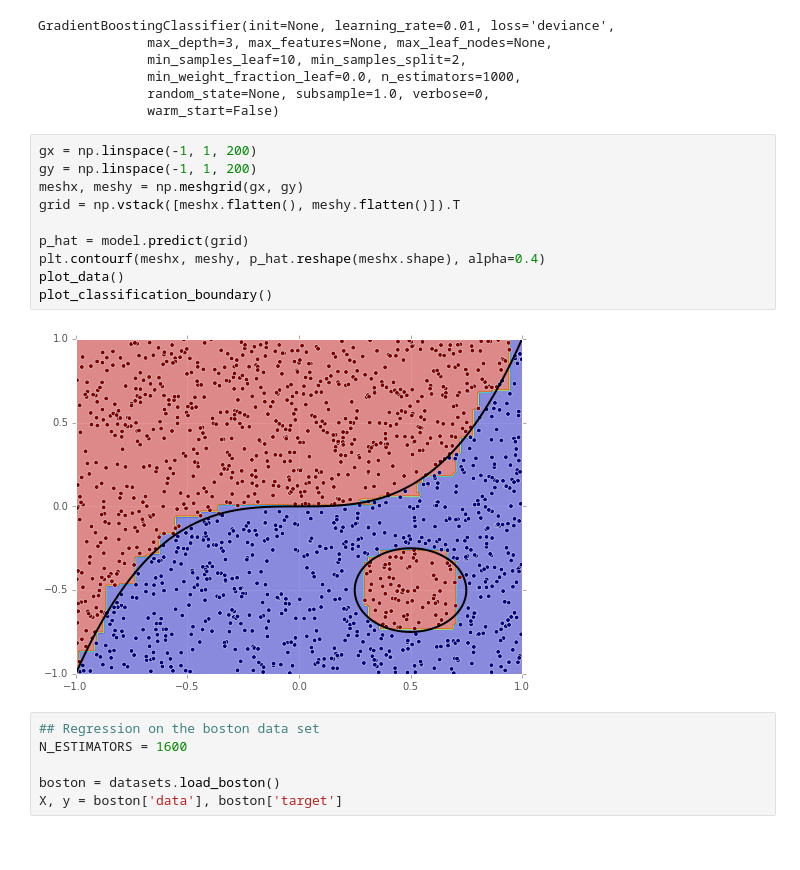
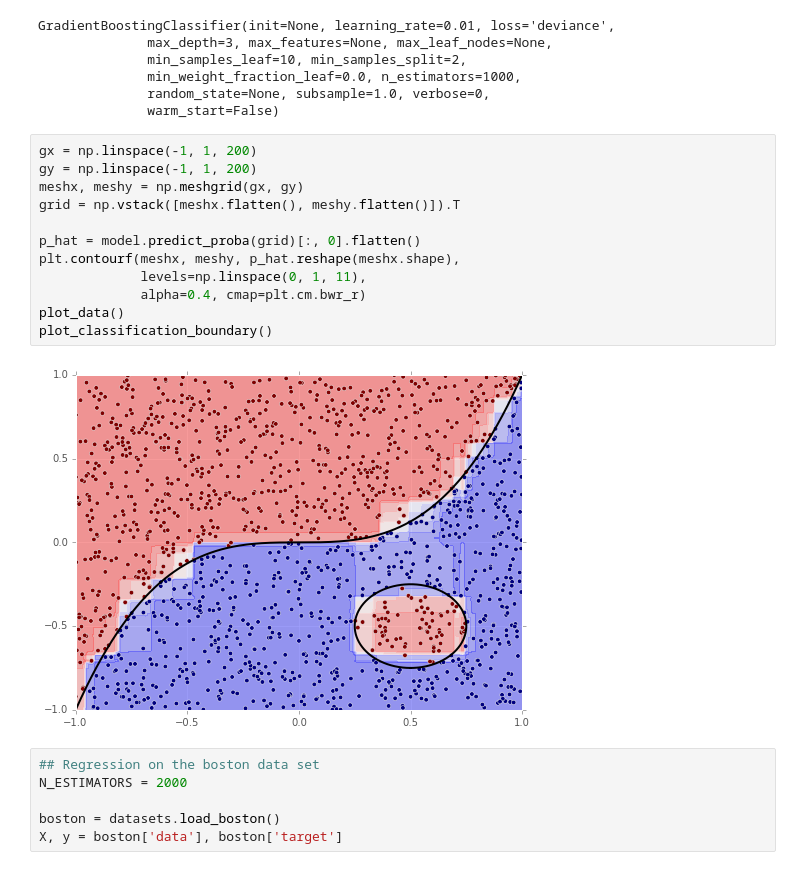
Before and after one commit to madrury/boosting-presentation, a Jupyter notebook: Boosting-Presentation-Galvanize.ipynb, the cells around one changed output. Cells and saved outputs as stored; diff of their text form.

```diff
--- a/Boosting-Presentation-Galvanize.ipynb
+++ b/Boosting-Presentation-Galvanize.ipynb
@@ -174,18 +174,20 @@ GradientBoostingClassifier(init=None, learning_rate=0.01, loss='deviance',
 # %%
 gx = np.linspace(-1, 1, 200)
 gy = np.linspace(-1, 1, 200)
 meshx, meshy = np.meshgrid(gx, gy)
 grid = np.vstack([meshx.flatten(), meshy.flatten()]).T
 
-p_hat = model.predict(grid)
-plt.contourf(meshx, meshy, p_hat.reshape(meshx.shape), alpha=0.4)
+p_hat = model.predict_proba(grid)[:, 0].flatten()
+plt.contourf(meshx, meshy, p_hat.reshape(meshx.shape),
+             levels=np.linspace(0, 1, 11),
+             alpha=0.4, cmap=plt.cm.bwr_r)
 plot_data()
 plot_classification_boundary()
 # %% [output]
-[figure, old version]
+[figure, new version]
 # %%
 ## Regression on the boston data set
-N_ESTIMATORS = 1600
+N_ESTIMATORS = 2000
 
 boston = datasets.load_boston()
 X, y = boston['data'], boston['target']
```
Also changed, not shown: parts of 2 cells of this notebook.
